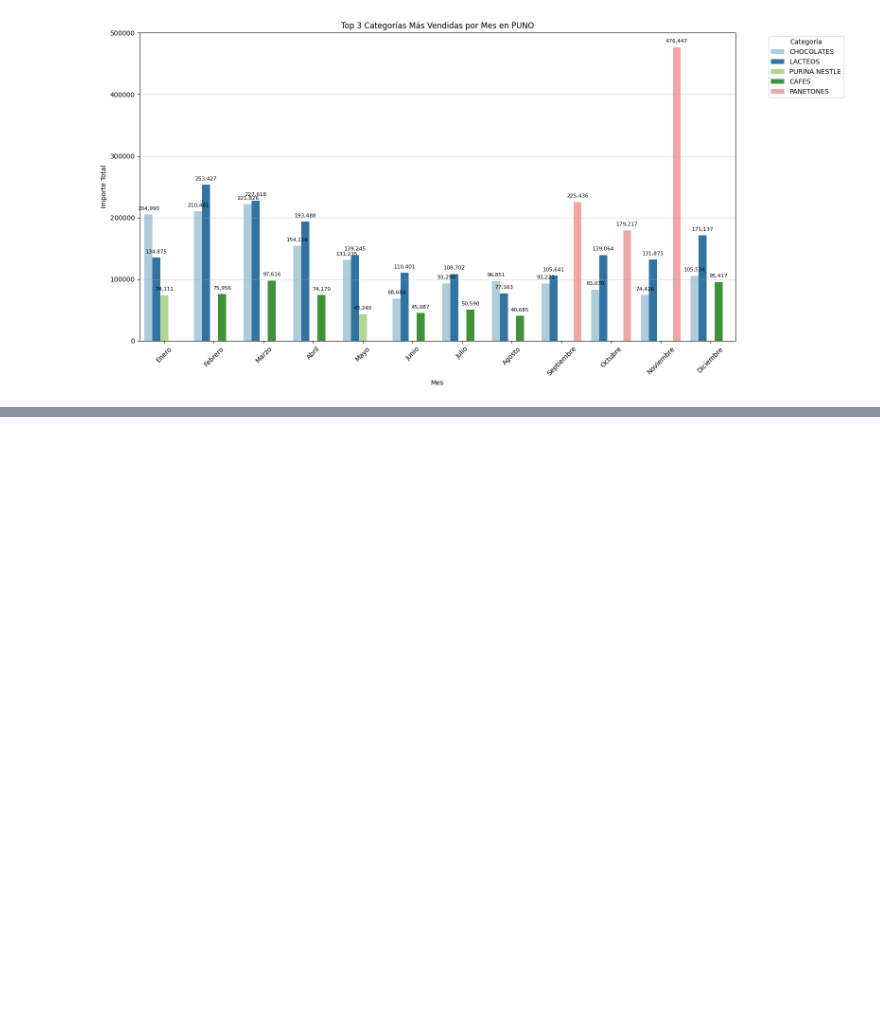
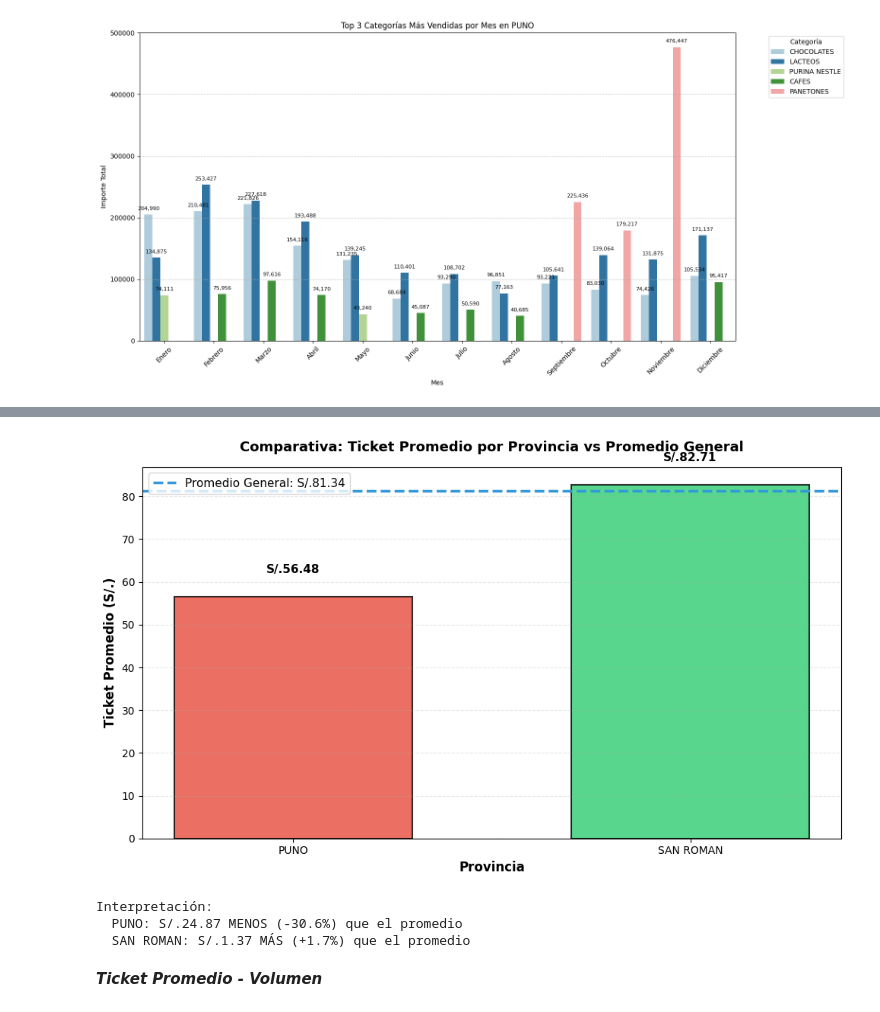
Before and after one commit to OscarEdy/Proyecto-Ciencia-de-Datos, a Jupyter notebook: Proyecto_final_de_CD.ipynb, the cells around one changed output, grey strips where cells are left out. Saved outputs shown, nothing was run; the diff lists cells and outputs as text; code cells hidden in the pictures; blank space fills up the shorter version.

```diff
--- a/Proyecto_final_de_CD.ipynb
+++ b/Proyecto_final_de_CD.ipynb
@@ -480,0 +587,16 @@ df.head()
+# %%
+# Calcular Ticket Promedio por Provincia
+ticket_por_provincia = df_activos.groupby('Cliente_Provincia')['Importe_Total'].mean().reset_index()
+ticket_por_provincia.columns = ['Provincia', 'Ticket_Promedio']
+
+# Filtrar solo PUNO y SAN ROMAN
+provincias_comparar = ticket_por_provincia[ticket_por_provincia['Provincia'].isin(['PUNO', 'SAN ROMAN'])]
+
+# Calcular promedio general
+promedio_general = df_activos['Importe_Total'].mean()
+
+print("Ticket Promedio por Provincia (PUNO y SAN ROMAN):")
+print(provincias_comparar.to_string(index=False))
+print(f"\nPromedio General del Dataset: ${promedio_general:.2f}")
+print(f"\nPUNO: {'✓ Por ENCIMA' if provincias_comparar[provincias_comparar['Provincia']=='PUNO']['Ticket_Promedio'].values[0] > promedio_general else '✗ Por DEBAJO'} de la media")
+print(f"SAN ROMAN: {'✓ Por ENCIMA' if provincias_comparar[provincias_comparar['Provincia']=='SAN ROMAN']['Ticket_Promedio'].values[0] > promedio_general else '✗ Por DEBAJO'} de la media")
@@ -480,0 +613,49 @@ df.head()
+# %%
+# Gráfico de barras: Ticket Promedio por Provincia
+fig, ax = plt.subplots(figsize=(10, 6))
+
+# Datos para el gráfico
+provincias = provincias_comparar['Provincia'].values
+tickets = provincias_comparar['Ticket_Promedio'].values
+
+# Crear barras
+colors = ['#2ecc71' if ticket > promedio_general else '#e74c3c' for ticket in tickets]
+bars = ax.bar(provincias, tickets, color=colors, alpha=0.8, edgecolor='black', linewidth=1.5, width=0.6)
+
+# Agregar línea horizontal del promedio general
+ax.axhline(y=promedio_general, color='#3498db', linestyle='--', linewidth=2.5, label=f'Promedio General: S/.{promedio_general:.2f}')
+
+# Etiquetas y título
+ax.set_ylabel('Ticket Promedio (S/.)', fontsize=12, fontweight='bold')
+ax.set_xlabel('Provincia', fontsize=12, fontweight='bold')
+ax.set_title('Comparativa: Ticket Promedio por Provincia vs Promedio General', fontsize=13, fontweight='bold', pad=15)
+
+# Añadir valores en las barras
+for i, (provincia, ticket) in enumerate(zip(provincias, tickets)):
+    ax.text(i, ticket + 5, f'S/.{ticket:.2f}', ha='center', va='bottom', fontsize=11, fontweight='bold')
+
+# Agregar leyenda
+ax.legend(fontsize=11, loc='upper left')
+
+# Grid para mejor lectura
+ax.grid(True, axis='y', alpha=0.3, linestyle='--')
+
+# Ajustar layout
+plt.tight_layout()
+plt.show()
+
+print("\nInterpretación:")
+for provincia, ticket in zip(provincias, tickets):
+    diferencia = ticket - promedio_general
+    porcentaje = (diferencia / promedio_general) * 100
+    if diferencia > 0:
+        print(f"  {provincia}: S/.{diferencia:.2f} MÁS (+{porcentaje:.1f}%) que el promedio")
+    else:
+        print(f"  {provincia}: S/.{abs(diferencia):.2f} MENOS ({porcentaje:.1f}%) que el promedio")
+# %% [output]
+[figure, added]
+Interpretación:
+  PUNO: S/.24.87 MENOS (-30.6%) que el promedio
+  SAN ROMAN: S/.1.37 MÁS (+1.7%) que el promedio
+# %% [markdown]
+***Ticket Promedio - Volumen***
```
Also changed, not shown: parts of 17 cells of this notebook.
